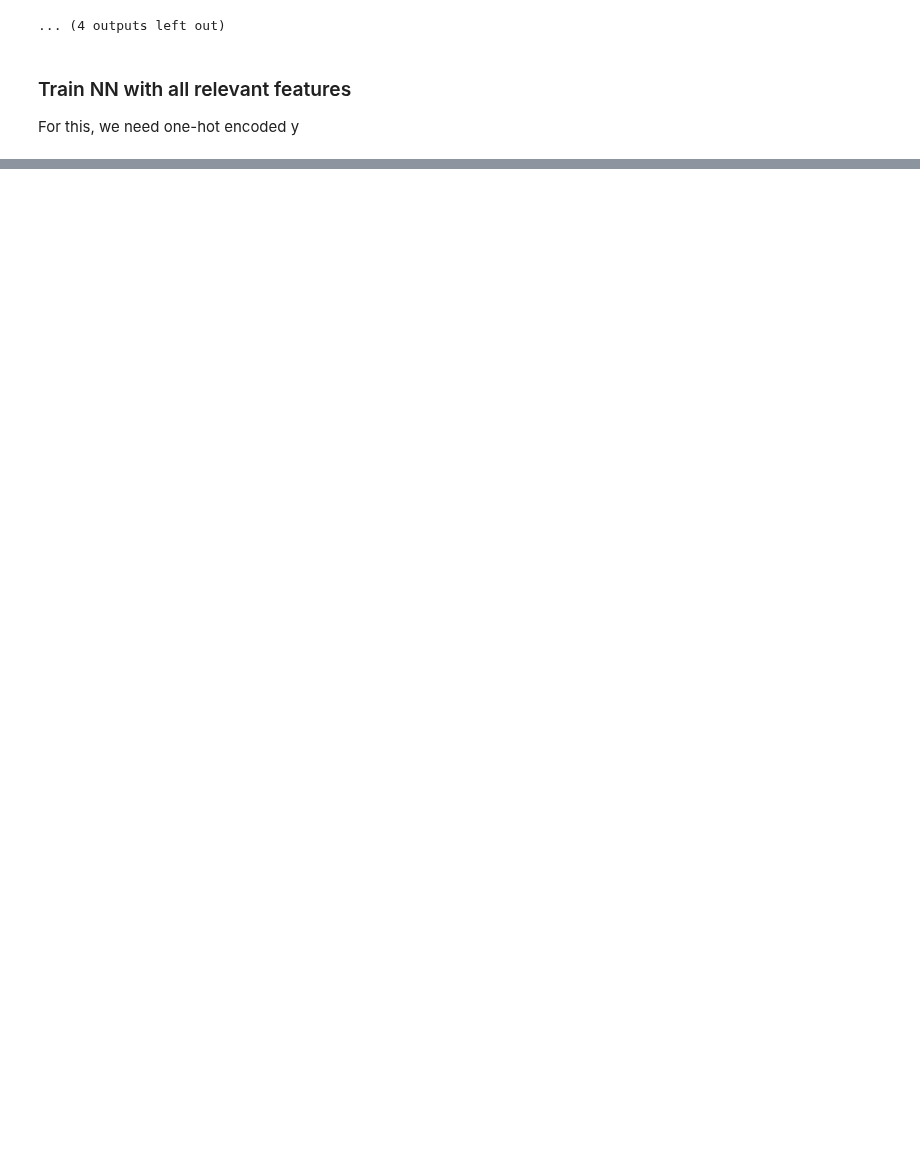
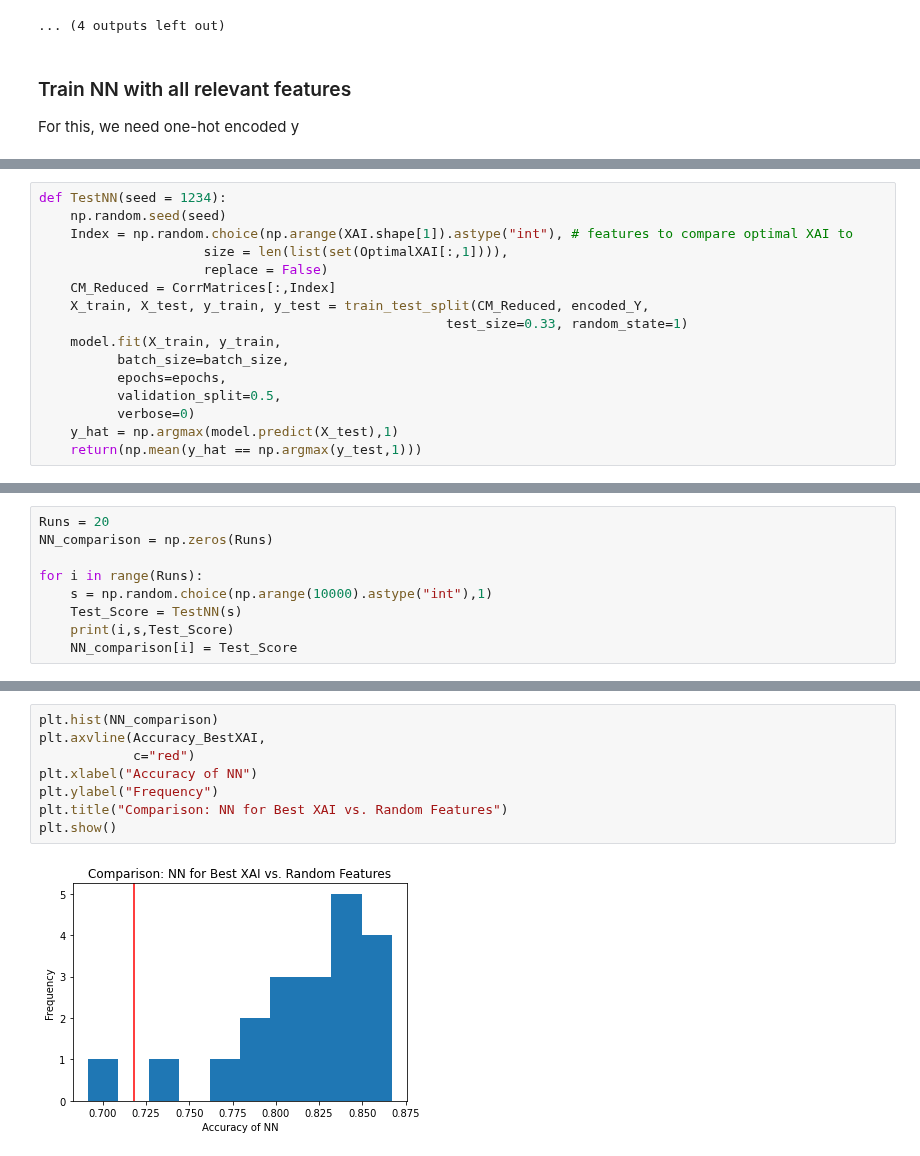
Before and after one commit to TobiasW1891/Finance, a Jupyter notebook: Predict with best XAI Feature.ipynb, the cells around one changed output, grey strips where cells are left out. Drawn from its saved outputs; the diff is of its cells as text; blank space fills up the shorter version.

```diff
--- a/Predict with best XAI Feature.ipynb
+++ b/Predict with best XAI Feature.ipynb
@@ -217,0 +213,16 @@ plt.show()
+# %%
+def TestNN(seed = 1234):
+    np.random.seed(seed)
+    Index = np.random.choice(np.arange(XAI.shape[1]).astype("int"), # features to compare optimal XAI to
+                     size = len(list(set(OptimalXAI[:,1]))),
+                     replace = False)
+    CM_Reduced = CorrMatrices[:,Index]
+    X_train, X_test, y_train, y_test = train_test_split(CM_Reduced, encoded_Y,
+                                                    test_size=0.33, random_state=1)
+    model.fit(X_train, y_train,
+          batch_size=batch_size,
+          epochs=epochs,
+          validation_split=0.5,
+          verbose=0)
+    y_hat = np.argmax(model.predict(X_test),1)
+    return(np.mean(y_hat == np.argmax(y_test,1)))
@@ -217,0 +237,9 @@ plt.show()
+# %%
+Runs = 20
+NN_comparison = np.zeros(Runs)
+
+for i in range(Runs):
+    s = np.random.choice(np.arange(10000).astype("int"),1)
+    Test_Score = TestNN(s)
+    print(i,s,Test_Score)
+    NN_comparison[i] = Test_Score
@@ -217,0 +267,10 @@ plt.show()
+# %%
+plt.hist(NN_comparison)
+plt.axvline(Accuracy_BestXAI,
+            c="red")
+plt.xlabel("Accuracy of NN")
+plt.ylabel("Frequency")
+plt.title("Comparison: NN for Best XAI vs. Random Features")
+plt.show()
+# %% [output]
+[figure, added]
```
Also changed, not shown: parts of 14 cells of this notebook.
